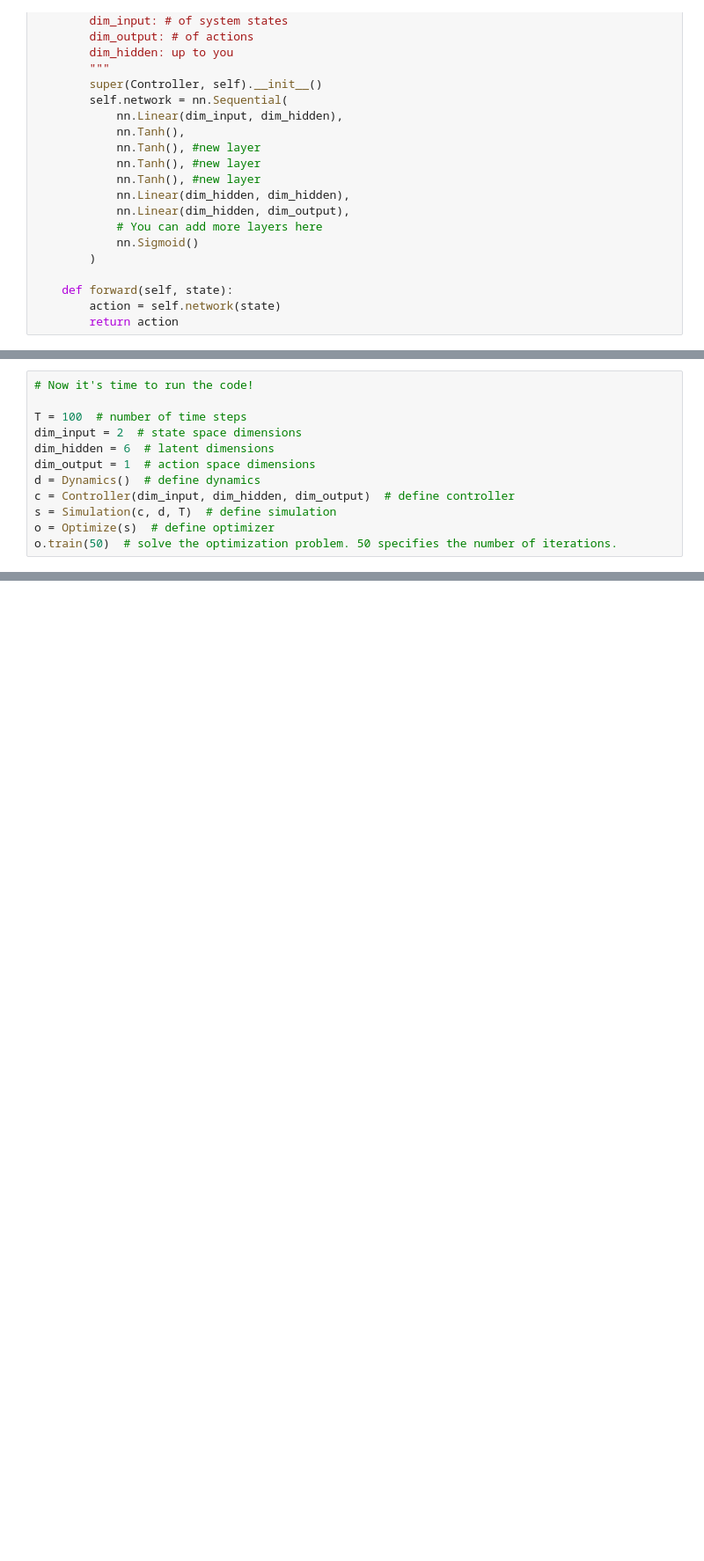
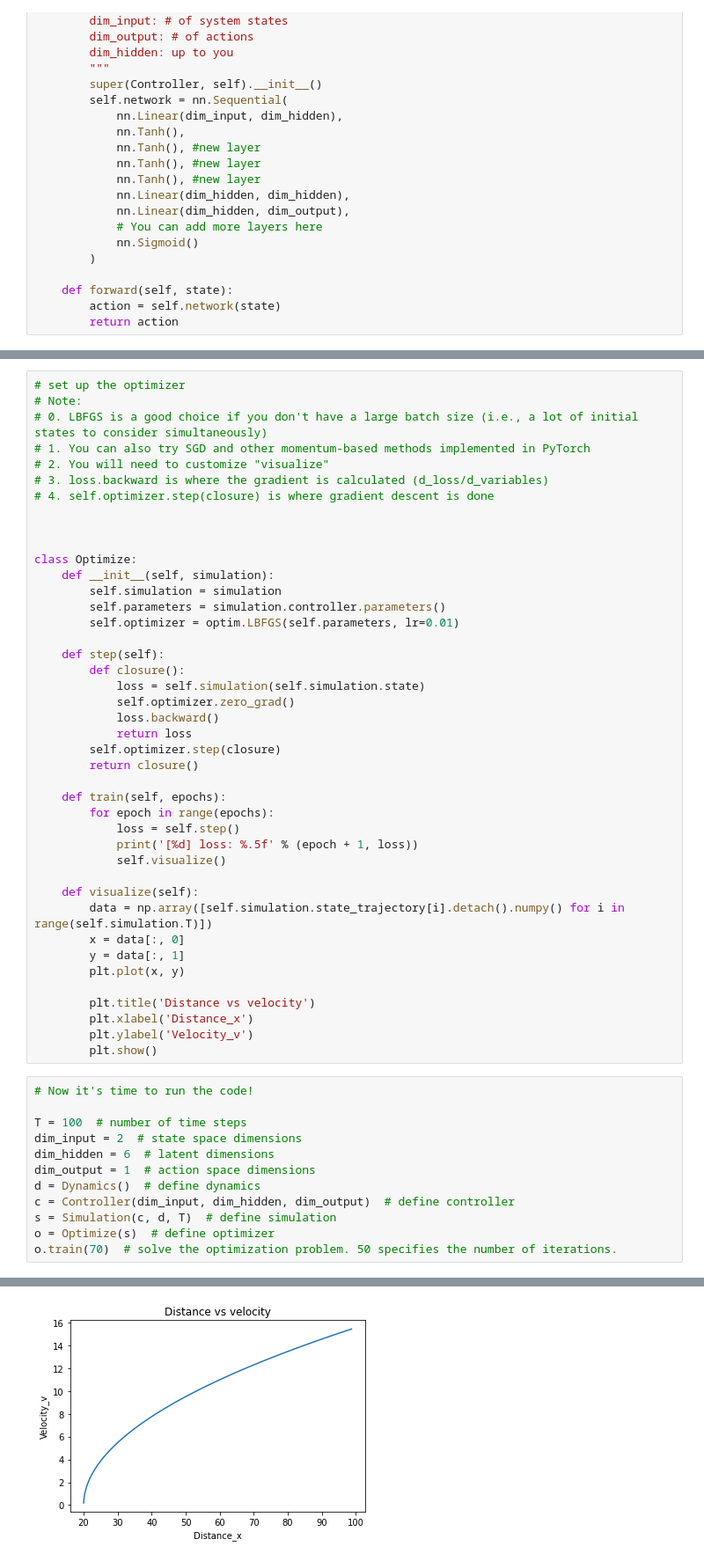
Before and after one commit to Vedant-Mahadik/DesignOptimizationFall2022, a Jupyter notebook: Project01.ipynb, the cells around one changed output, grey strips where cells are left out. Shown at 88% size. Drawn from its saved outputs; the diff is of its cells as text; blank space fills up the shorter version.

```diff
--- a/Project01.ipynb
+++ b/Project01.ipynb
@@ -77,3 +148,45 @@ class Controller(nn.Module):
+# %%
+# set up the optimizer
+# Note:
+# 0. LBFGS is a good choice if you don't have a large batch size (i.e., a lot of initial states to consider simultaneously)
+# 1. You can also try SGD and other momentum-based methods implemented in PyTorch
+# 2. You will need to customize "visualize"
+# 3. loss.backward is where the gradient is calculated (d_loss/d_variables)
+# 4. self.optimizer.step(closure) is where gradient descent is done
+
+
+
+class Optimize:
+    def __init__(self, simulation):
+        self.simulation = simulation
+        self.parameters = simulation.controller.parameters()
+        self.optimizer = optim.LBFGS(self.parameters, lr=0.01)
+
+    def step(self):
+        def closure():
+            loss = self.simulation(self.simulation.state)
+            self.optimizer.zero_grad()
+            loss.backward()
+            return loss
+        self.optimizer.step(closure)
+        return closure()
+
+    def train(self, epochs):
+        for epoch in range(epochs):
+            loss = self.step()
+            print('[%d] loss: %.5f' % (epoch + 1, loss))
+            self.visualize()
+
+    def visualize(self):
+        data = np.array([self.simulation.state_trajectory[i].detach().numpy() for i in range(self.simulation.T)])
+        x = data[:, 0]
+        y = data[:, 1]
+        plt.plot(x, y)
+
+        plt.title('Distance vs velocity')
+        plt.xlabel('Distance_x')
+        plt.ylabel('Velocity_v')
+        plt.show()
 # %%
 # Now it's time to run the code!
 
@@ -85,4 +198,5 @@ d = Dynamics()  # define dynamics
 c = Controller(dim_input, dim_hidden, dim_output)  # define controller
 s = Simulation(c, d, T)  # define simulation
 o = Optimize(s)  # define optimizer
-o.train(50)  # solve the optimization problem. 50 specifies the number of iterations.
+o.train(70)  # solve the optimization problem. 50 specifies the number of iterations.
+# %% [output]
@@ -88,0 +204 @@ o.train(50)  # solve the optimization problem. 50 specifies the number of iterat
+[figure, added]
```
Also changed, not shown: parts of 4 cells of this notebook.
